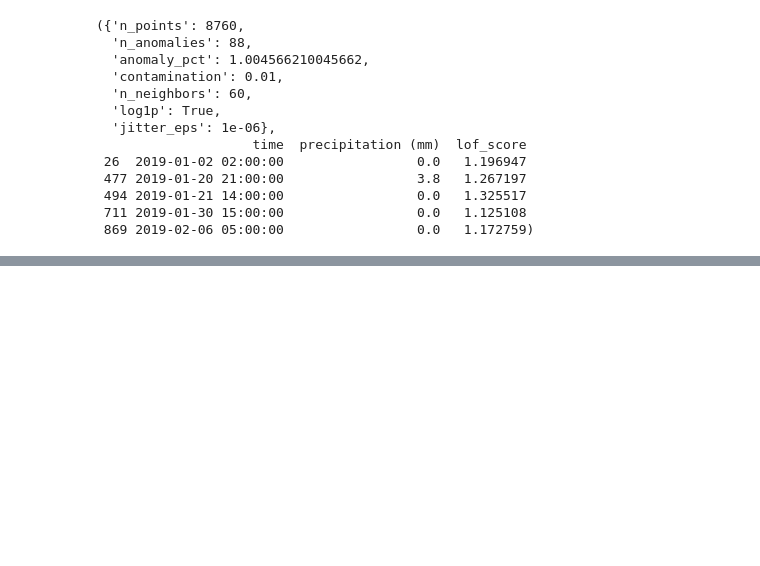
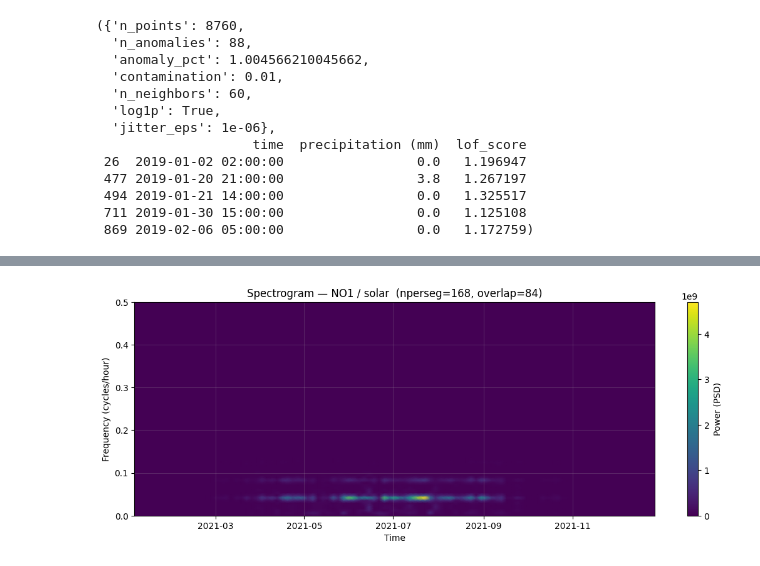
Before and after one commit to TaoM29/IND320-dashboard-basics, a Jupyter notebook: notebooks/part-3.ipynb, the cells around one changed output, grey strips where cells are left out. Saved outputs shown, nothing was run; the diff lists cells and outputs as text; code cells hidden in the pictures; blank space fills up the shorter version.

```diff
--- a/notebooks/part-3.ipynb
+++ b/notebooks/part-3.ipynb
@@ -315,0 +544,13 @@ summary_p, anomalies_p.head()
+# %%
+# Example Weekly spectrogram for NO1 solar production
+fig_sp, freqs, times, Sxx, series_used = plot_production_spectrogram(
+    df_elhub,
+    area="NO1",
+    group="solar",
+    window_len=168,       # weekly window
+    overlap=84            # 50% overlap
+)
+
+plt.show(fig_sp)
+# %% [output]
+[figure, added]
```
Also changed, not shown: parts of 11 cells of this notebook.
